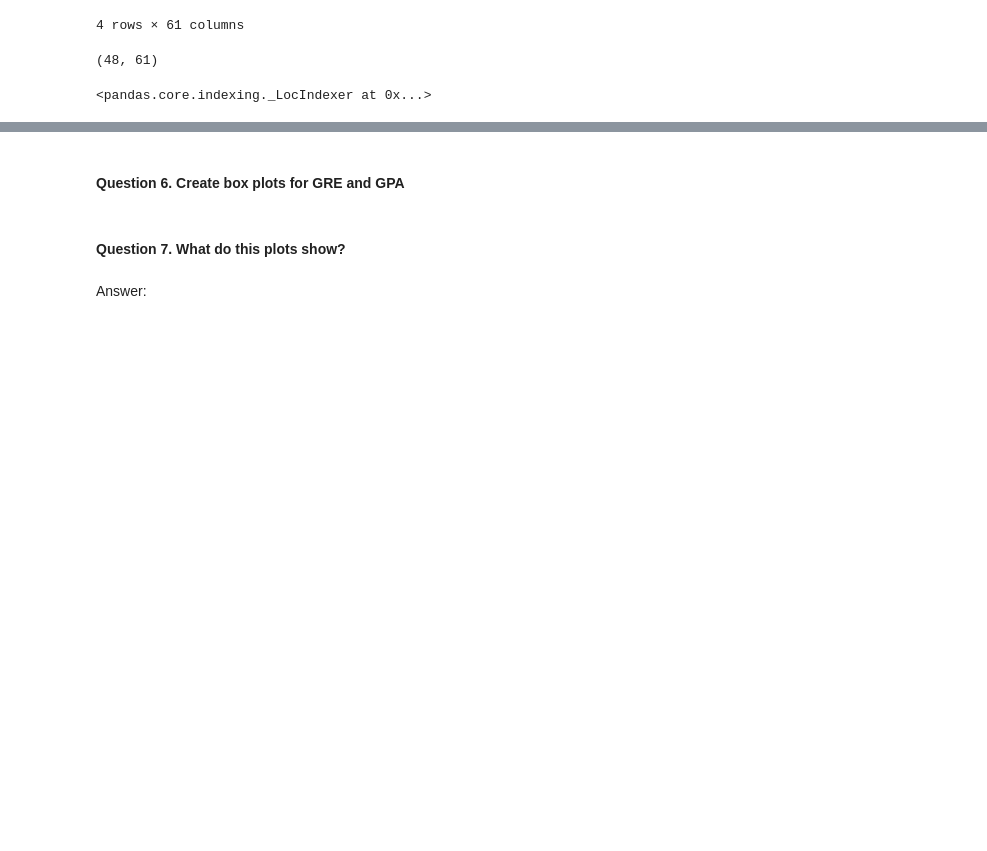
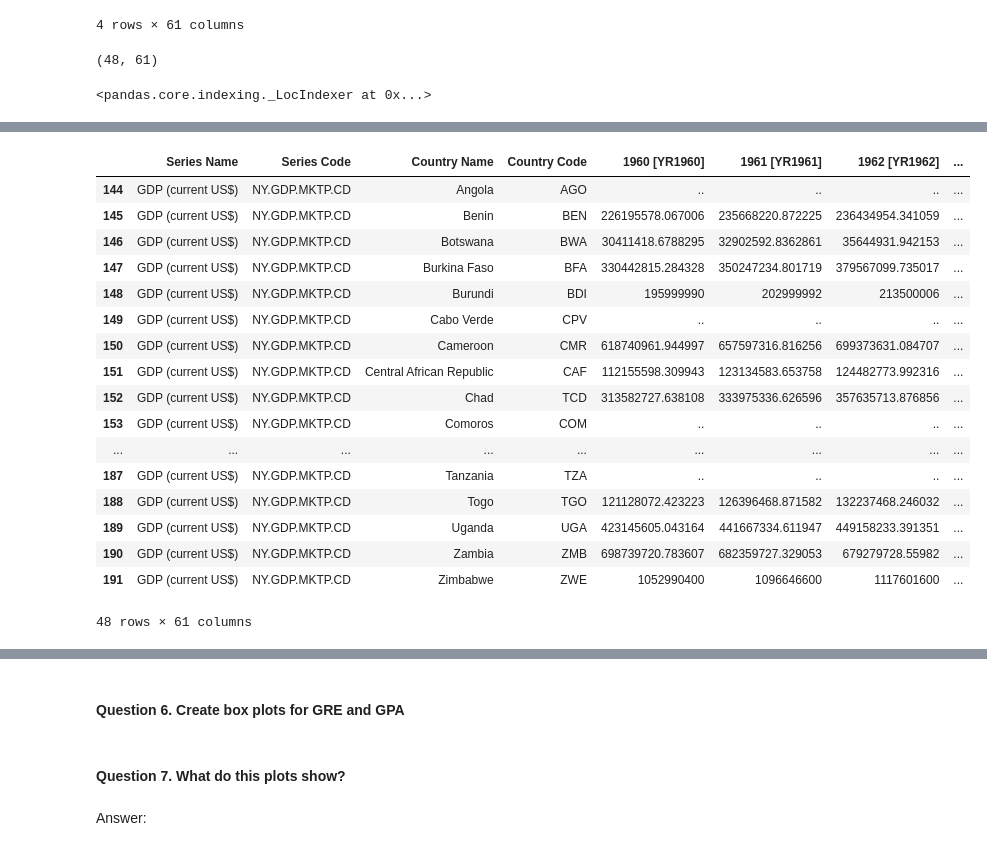
Before and after one commit to ctwoodnyc/ds_homework, a Jupyter notebook: final_project/code/final_proj-CTW.ipynb, the cells around one changed output, grey strips where cells are left out. Drawn from its saved outputs; the diff is of its cells as text; code cells hidden in the pictures; blank space fills up the shorter version.

```diff
--- a/final_project/code/final_proj-CTW.ipynb
+++ b/final_project/code/final_proj-CTW.ipynb
@@ -263,0 +354,22 @@ a
+# %%
+gdp = df_raw[144:192]
+gdp
+# %% [output]
+|  | ﻿Series Name | Series Code | Country Name | Country Code | 1960 [YR1960] | 1961 [YR1961] | 1962 [YR1962] | ... |
+| 144 | GDP (current US$) | NY.GDP.MKTP.CD | Angola | AGO | .. | .. | .. | ... |
+| 145 | GDP (current US$) | NY.GDP.MKTP.CD | Benin | BEN | 226195578.067006 | 235668220.872225 | 236434954.341059 | ... |
+| 146 | GDP (current US$) | NY.GDP.MKTP.CD | Botswana | BWA | 30411418.6788295 | 32902592.8362861 | 35644931.942153 | ... |
+| 147 | GDP (current US$) | NY.GDP.MKTP.CD | Burkina Faso | BFA | 330442815.284328 | 350247234.801719 | 379567099.735017 | ... |
+| 148 | GDP (current US$) | NY.GDP.MKTP.CD | Burundi | BDI | 195999990 | 202999992 | 213500006 | ... |
+| 149 | GDP (current US$) | NY.GDP.MKTP.CD | Cabo Verde | CPV | .. | .. | .. | ... |
+| 150 | GDP (current US$) | NY.GDP.MKTP.CD | Cameroon | CMR | 618740961.944997 | 657597316.816256 | 699373631.084707 | ... |
+| 151 | GDP (current US$) | NY.GDP.MKTP.CD | Central African Republic | CAF | 112155598.309943 | 123134583.653758 | 124482773.992316 | ... |
+| 152 | GDP (current US$) | NY.GDP.MKTP.CD | Chad | TCD | 313582727.638108 | 333975336.626596 | 357635713.876856 | ... |
+| 153 | GDP (current US$) | NY.GDP.MKTP.CD | Comoros | COM | .. | .. | .. | ... |
+| ... | ... | ... | ... | ... | ... | ... | ... | ... |
+| 187 | GDP (current US$) | NY.GDP.MKTP.CD | Tanzania | TZA | .. | .. | .. | ... |
+| 188 | GDP (current US$) | NY.GDP.MKTP.CD | Togo | TGO | 121128072.423223 | 126396468.871582 | 132237468.246032 | ... |
+| 189 | GDP (current US$) | NY.GDP.MKTP.CD | Uganda | UGA | 423145605.043164 | 441667334.611947 | 449158233.391351 | ... |
+| 190 | GDP (current US$) | NY.GDP.MKTP.CD | Zambia | ZMB | 698739720.783607 | 682359727.329053 | 679279728.55982 | ... |
+| 191 | GDP (current US$) | NY.GDP.MKTP.CD | Zimbabwe | ZWE | 1052990400 | 1096646600 | 1117601600 | ... |
+48 rows × 61 columns
```
Also changed, not shown: parts of 11 cells of this notebook.
